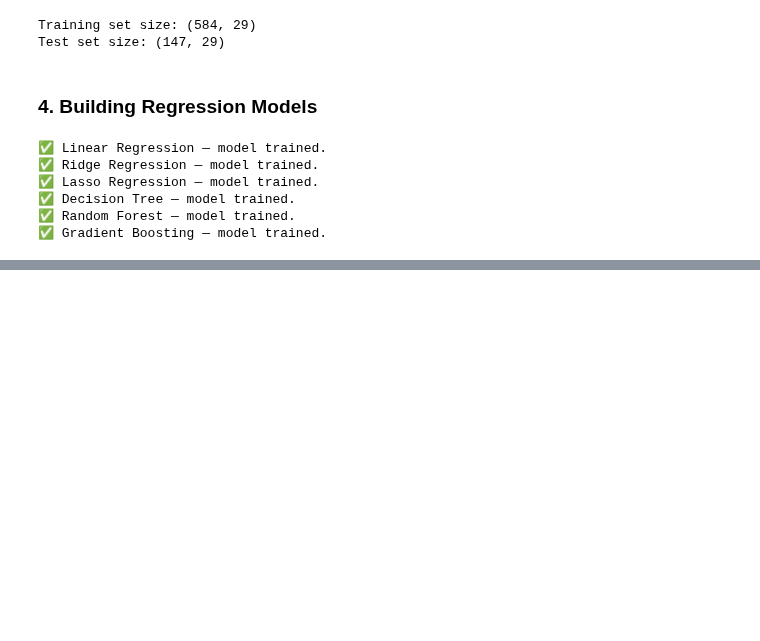
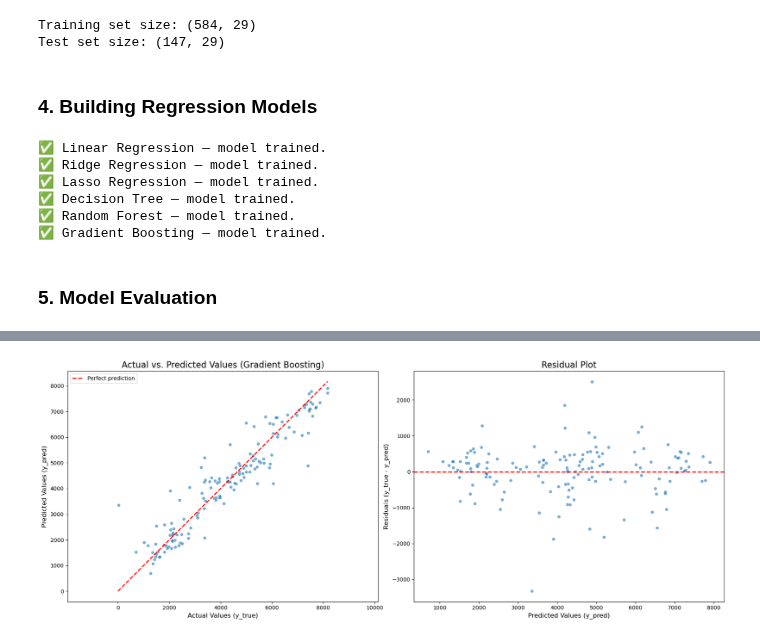
Before and after one commit to lukassso/python-mini-projects, a Jupyter notebook: machine-learning/ml_final_projects/01_bike_rental_forecasting.ipynb, the cells around one changed output, grey strips where cells are left out. Drawn from its saved outputs; the diff is of its cells as text; code cells hidden in the pictures; blank space fills up the shorter version.

Commit message:
fp-bikerental: evaluate models and visualize best prediction and residuals

```diff
--- a/machine-learning/ml_final_projects/01_bike_rental_forecasting.ipynb
+++ b/machine-learning/ml_final_projects/01_bike_rental_forecasting.ipynb
@@ -277,3 +277,78 @@ for name, model in models.items():
 ✅ Decision Tree — model trained.
 ✅ Random Forest — model trained.
 ✅ Gradient Boosting — model trained.
+# %% [markdown]
+### 5. Model Evaluation
+# %%
+from sklearn.metrics import mean_absolute_error, mean_squared_error, r2_score
+
+# List to store performance metrics (original scale)
+results_list = []
+
+# Evaluate each model
+for name, model in trained_models.items():
+    # ---- TRAIN ----
+    y_train_pred_log = model.predict(X_train)
+    y_train_pred = np.expm1(y_train_pred_log)
+    y_train_true = np.expm1(y_train)
+
+    mae_train = mean_absolute_error(y_train_true, y_train_pred)
+    rmse_train = np.sqrt(mean_squared_error(y_train_true, y_train_pred))
+    r2_train = r2_score(y_train_true, y_train_pred)
+
+    # ---- TEST ----
+    y_test_pred_log = model.predict(X_test)
+    y_test_pred = np.expm1(y_test_pred_log)
+    y_test_true = np.expm1(y_test)
+
+    mae_test = mean_absolute_error(y_test_true, y_test_pred)
+    rmse_test = np.sqrt(mean_squared_error(y_test_true, y_test_pred))
+    r2_test = r2_score(y_test_true, y_test_pred)
+
+    results_list.append({
+        'Model': name,
+        'MAE (Train)': mae_train,
+        'RMSE (Train)': rmse_train,
+        'R2 (Train)': r2_train,
+        'MAE (Test)': mae_test,
+        'RMSE (Test)': rmse_test,
+        'R2 (Test)': r2_test
+    })
+
+# Create and display results DataFrame
+results_df = pd.DataFrame(results_list).set_index('Model')
+pd.options.display.float_format = '{:.3f}'.format
+display(results_df)
+
+# Select best model by R2 (Test)
+best_model_name = results_df['R2 (Test)'].idxmax()
+best_model = trained_models[best_model_name]
+
+# Generate predictions and residuals on test set
+y_pred_log = best_model.predict(X_test)
+y_pred = np.expm1(y_pred_log)
+y_true = np.expm1(y_test)
+residuals = y_true - y_pred
+
+# Visualization
+fig, axes = plt.subplots(1, 2, figsize=(18, 7))
+
+# Scatter plot: y_true vs y_pred
+sns.scatterplot(x=y_true, y=y_pred, alpha=0.6, ax=axes[0])
+axes[0].set_title(f'Actual vs. Predicted Values ({best_model_name})', fontsize=16)
+axes[0].set_xlabel('Actual Values (y_true)', fontsize=12)
+axes[0].set_ylabel('Predicted Values (y_pred)', fontsize=12)
+axes[0].plot([0, y_true.max()], [0, y_true.max()], color='red', linestyle='--', lw=2, label='Perfect prediction')
+axes[0].legend()
+axes[0].axis('equal')
+
+# Residual plot
+sns.scatterplot(x=y_pred, y=residuals, alpha=0.6, ax=axes[1])
+axes[1].set_title('Residual Plot', fontsize=16)
+axes[1].set_xlabel('Predicted Values (y_pred)', fontsize=12)
+axes[1].set_ylabel('Residuals (y_true - y_pred)', fontsize=12)
+axes[1].axhline(y=0, color='red', linestyle='--', lw=2)
+
+plt.tight_layout()
+plt.show()
+# %% [output]
@@ -279,0 +363 @@ for name, model in models.items():
+[figure, added]
```
Also changed, not shown: parts of 2 cells of this notebook.
